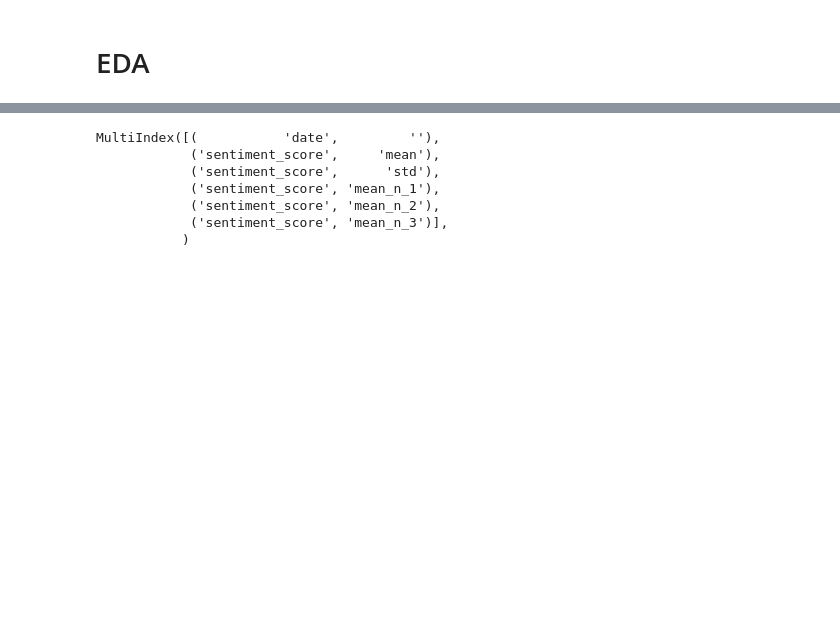
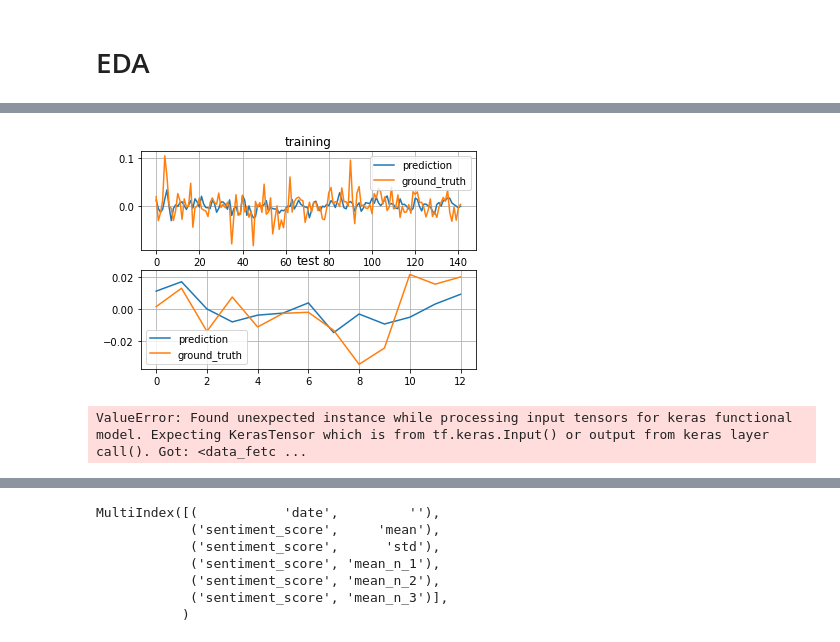
Before and after one commit to NizarGhandri/bitcoin_sentiment_analysis, a Jupyter notebook: Baseline.ipynb, the cells around one changed output, grey strips where cells are left out. Drawn from its saved outputs; the diff is of its cells as text; code cells hidden in the pictures; blank space fills up the shorter version.

```diff
--- a/Baseline.ipynb
+++ b/Baseline.ipynb
@@ -45,0 +66,20 @@ ImportError: cannot import name 'TrendReqs' from 'pytrends.request' (C:\Users\us
+# %%
+from models.rolling_OLS import RollingLinearRegression
+
+
+
+m = RollingLinearRegression(generator = c, cfg = configuration)
+m.train()
+m.plot()
+# %% [output]
+[figure, added]
+# %%
+from models.LSTM import LSTM
+
+
+
+m = LSTM(generator = c, cfg = configuration)
+#m.train()
+#m.plot()
+# %% [output]
+ValueError: Found unexpected instance while processing input tensors for keras functional model. Expecting KerasTensor which is from tf.keras.Input() or output from keras layer call(). Got: <data_fetc ...
```
Also changed, not shown: parts of 27 cells of this notebook, 18 other files.
